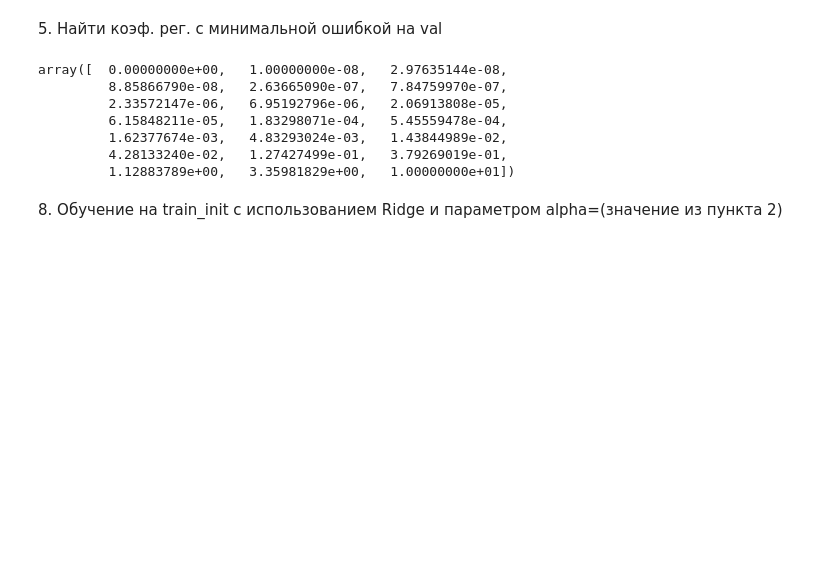
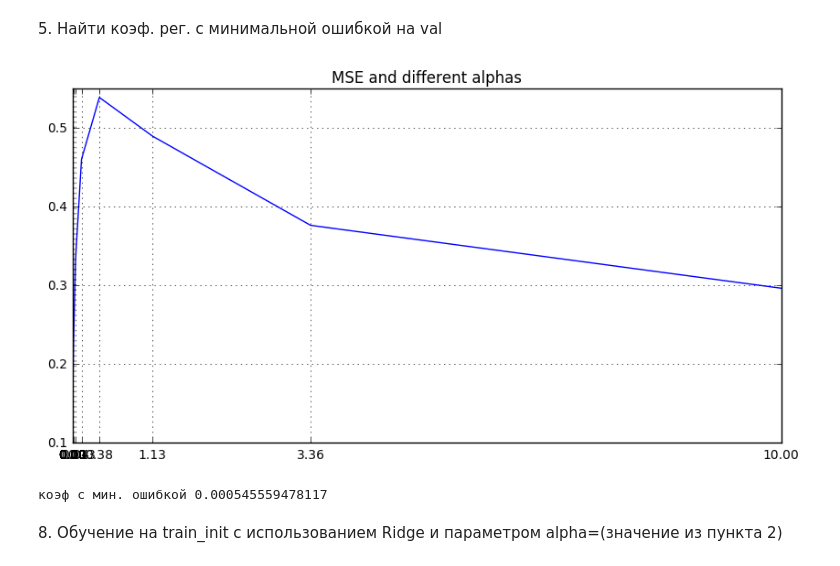
Before and after one commit to Sinopsys/IDAHSE-2017, a Jupyter notebook: Assignment_2/Assignment_2.ipynb, the cells around one changed output. Saved outputs shown, nothing was run; the diff lists cells and outputs as text; code cells hidden in the pictures; blank space fills up the shorter version.

```diff
--- a/Assignment_2/Assignment_2.ipynb
+++ b/Assignment_2/Assignment_2.ipynb
@@ -458,17 +458,18 @@ plot_deg_train_val('$R^2$ score depending on the degree of polynom', 'Degree of
 [figure]
 # %% [markdown]
 <p>5. Найти коэф. рег. с минимальной ошибкой на val</p>
-# %%
-a = alphas[list(mse_val).index(min(mse_val))]
-alphas
-# %% [output]
-array([  0.00000000e+00,   1.00000000e-08,   2.97635144e-08,
-         8.85866790e-08,   2.63665090e-07,   7.84759970e-07,
-         2.33572147e-06,   6.95192796e-06,   2.06913808e-05,
-         6.15848211e-05,   1.83298071e-04,   5.45559478e-04,
-         1.62377674e-03,   4.83293024e-03,   1.43844989e-02,
-         4.28133240e-02,   1.27427499e-01,   3.79269019e-01,
-         1.12883789e+00,   3.35981829e+00,   1.00000000e+01])
+# %%
+a = alphas[list(mse_val).index(min(mse_val))]
+plt.figure(1, figsize=[10, 5])
+plt.xticks(alphas)
+plt.title('MSE and different alphas')
+plt.plot(alphas, mse_val)
+plt.grid(True)
+plt.show()
+print('коэф с мин. ошибкой', alphas[11])
+# %% [output]
+[figure, added]
+коэф с мин. ошибкой 0.000545559478117
 # %% [markdown]
 <p>8. Обучение на train_init с использованием Ridge и параметром alpha=(значение из пункта 2)</p>
 # %%
```
